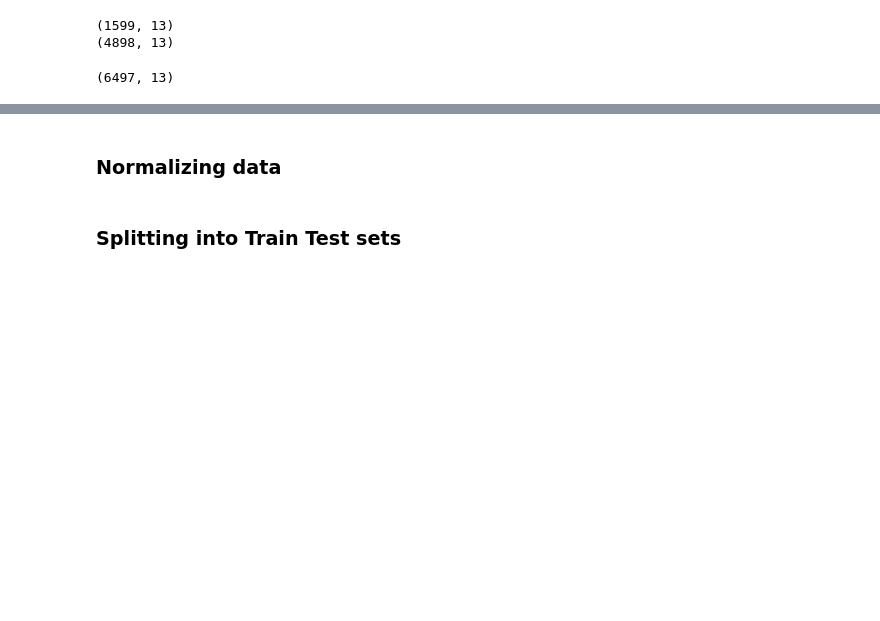
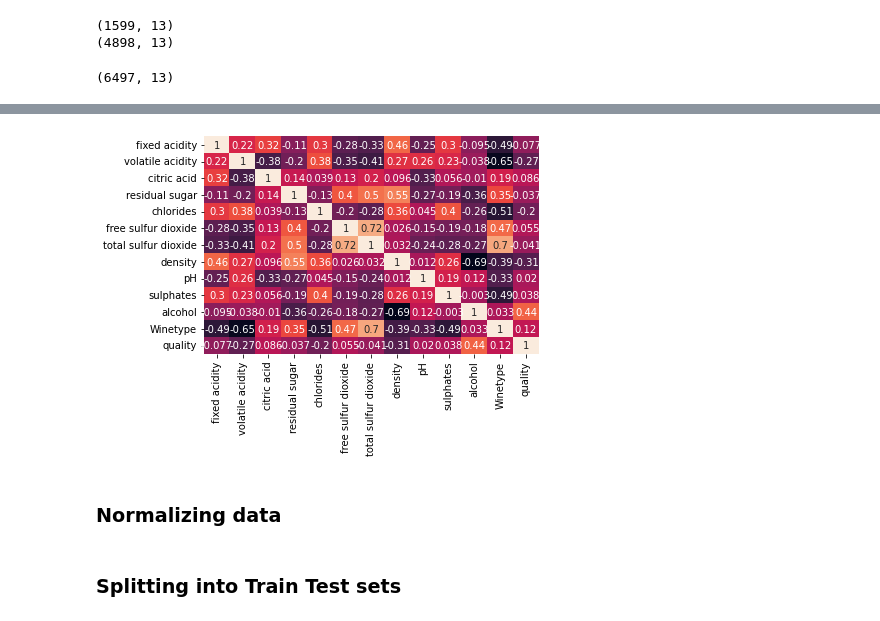
Before and after one commit to tripsysi/Wine_Classifier, a Jupyter notebook: DATA7703_Project_Wine_Classifier.ipynb, the cells around one changed output, grey strips where cells are left out. Saved outputs shown, nothing was run; the diff lists cells and outputs as text; code cells hidden in the pictures; blank space fills up the shorter version.

```diff
--- a/DATA7703_Project_Wine_Classifier.ipynb
+++ b/DATA7703_Project_Wine_Classifier.ipynb
@@ -51,3 +77,7 @@ wines.shape
+# %%
+sns.heatmap(wines.corr(), annot=True, cbar=False);
+# %% [output]
+[figure, added]
 # %% [markdown]
 ### Normalizing data
 # %%
```
Also changed, not shown: parts of 10 cells of this notebook.
